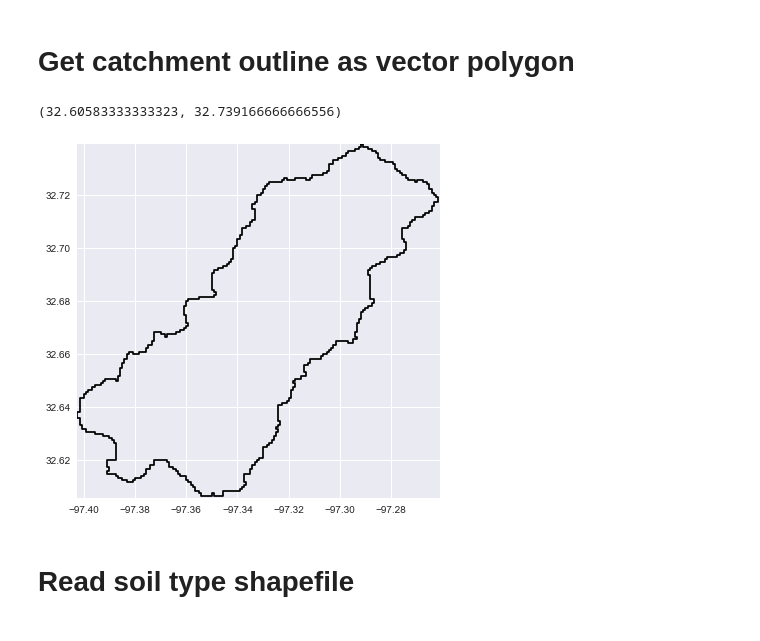
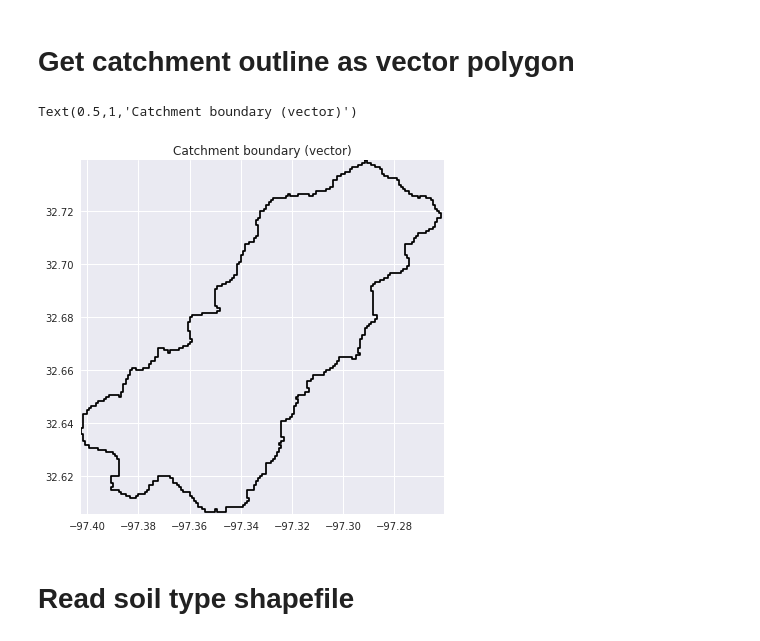
Before and after one commit to mdbartos/pysheds, a Jupyter notebook: examples/shapefiles.ipynb, the cells around one changed output. Cells and saved outputs as stored; diff of their text form; code cells hidden in the pictures.

```diff
--- a/examples/shapefiles.ipynb
+++ b/examples/shapefiles.ipynb
@@ -46,20 +46,20 @@ grid.clip_to('catch')
 # %%
 # The polygonize argument defaults to the grid mask when no arguments are supplied
 shapes = grid.polygonize()
-shapes = tuple(shapes)
 # %%
 # Plot catchment boundaries
 fig, ax = plt.subplots(figsize=(6.5, 6.5))
 
 for shape in shapes:
     coords = np.asarray(shape[0]['coordinates'][0])
-    plt.plot(coords[:,0], coords[:,1], color='k')
+    ax.plot(coords[:,0], coords[:,1], color='k')
 
 ax.set_xlim(grid.bbox[0], grid.bbox[2])
 ax.set_ylim(grid.bbox[1], grid.bbox[3])
+ax.set_title('Catchment boundary (vector)')
 # %% [output]
-(32.60583333333323, 32.739166666666556)
+Text(0.5,1,'Catchment boundary (vector)')
-[figure, old version]
+[figure, new version]
 # %% [markdown]
 # Read soil type shapefile
 # %%
```
Also changed, not shown: parts of 6 cells of this notebook, 3 other files.
